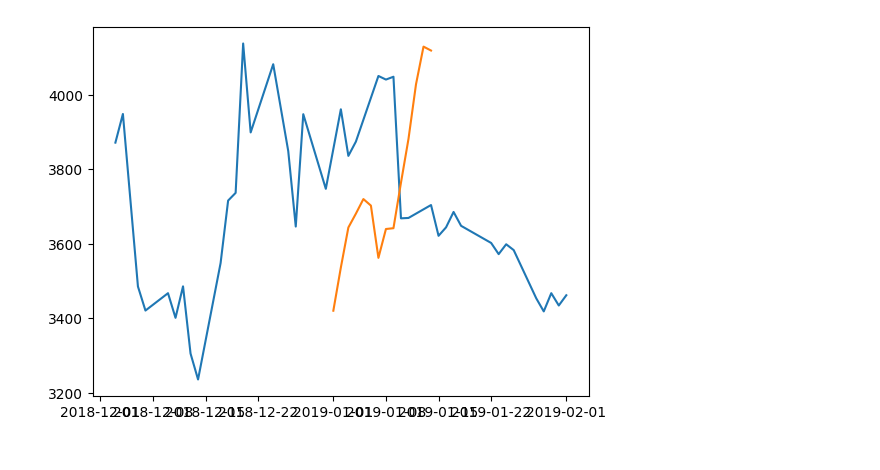
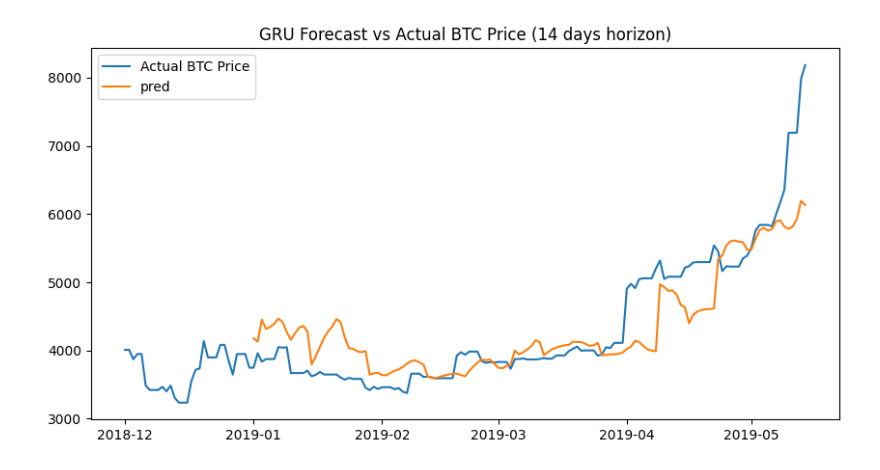
Before and after one commit to jakwojc/StockPrediction, a Jupyter notebook: automodels.ipynb, the cells around one changed output. Cells and saved outputs as stored; diff of their text form; code cells hidden in the pictures.

Commit message:
auto params and rolling window (gru works)

```diff
--- a/automodels.ipynb
+++ b/automodels.ipynb
@@ -41,18 +42,35 @@ def long_to_wide_df(df: pd.DataFrame, values_col: Optional[str] = None) -> pd.Da
     return df
 # %%
 df_stocks = pd.read_csv('portfolio_data.csv')
-df_btc = df_stocks[['Date','BTC']]
+df_btc = df_stocks[['Date','BTC']].copy()
 df_btc.index = pd.to_datetime(df_btc['Date'])
 df_btc = df_btc.drop(columns=['Date'])
 
+date_range_btc = pd.date_range(start=df_btc.index.min(),
+                                end=df_btc.index.max(),
+                                freq='D')
+df_btc = df_btc.reindex(date_range_btc, method='ffill')
+
 df_kurs = pd.read_csv('USD-EUR.csv')
-df_kurs = df_kurs[['Date','Price']]
+df_kurs = df_kurs[['Date','Price']].copy()
 df_kurs = df_kurs.sort_index(ascending=False)
 df_kurs.index = pd.to_datetime(df_kurs['Date'])
 df_kurs = df_kurs.drop(columns=['Date'])
 
+date_range_kurs = pd.date_range(start=df_kurs.index.min(),
+                                 end=df_kurs.index.max(),
+                                 freq='D')
+df_kurs = df_kurs.reindex(date_range_kurs, method='ffill')
+
 df = df_btc.join(df_kurs, how='inner')
 df.rename(columns={'BTC':'BTC_Price','Price':'USD_EUR'}, inplace=True)
+
+df_kurs_full = df_kurs.copy()
+extended_end = df.index.max() + pd.Timedelta(days=365)  # Add buffer for future forecasts
+extended_range = pd.date_range(start=df_kurs_full.index.min(),
+                                end=extended_end,
+                                freq='D')
+df_kurs_full = df_kurs_full.reindex(extended_range, method='ffill')
 # %%
 df_train = df.loc[df.index < '2019-01-01']
 df_test = df.loc[df.index >= '2019-01-01']
@@ -99,13 +213,23 @@ model = AutoGRU(
     config=config()
 )
 
-nf = NeuralForecast(
+nf_auto = NeuralForecast(
     models=[model],
     freq="D"
 
 )
+best_params = find_best_params(nf_auto, df_train=df_train)
 
-print("GRU forecaster 14 days horizon:")
+print("\nBest params:", best_params)
 
-gru_forecast = evaluate_model(nf,df_train=df_train,df_test=df_test,h=h)
+print("\nGRU rolling forecaster 14 days horizon:")
+
+gru_forecast = evaluate_model_rolling(
+    model_class=GRU,
+    best_config=best_params,
+    df_train=df_train,
+    df_test=df_test,
+    df_kurs=df_kurs_full,
+    h=h
+)
 # %% [output]
@@ -138,11 +347,13 @@ MASE: 3.15
 # %%
-fig = plt.figure()
-df_part = df.loc[(df.index >= '2018-12-01') & (df.index <= '2019-02-01')]
+fig = plt.figure(figsize=(10,5))
+df_part = df.loc[(df.index >= '2018-12-01')]
 plt.plot(df_part.index,df_part['BTC_Price'], label='Actual BTC Price')
 plt.plot(gru_forecast.index,gru_forecast, label='pred')
+plt.legend()
+plt.title('GRU Forecast vs Actual BTC Price (14 days horizon)')
 plt.show()
 # %% [output]
-[figure, old version]
+[figure, new version]
 # %%
 h=14
 
```
Also changed, not shown: parts of 11 cells of this notebook, 2 other files.
